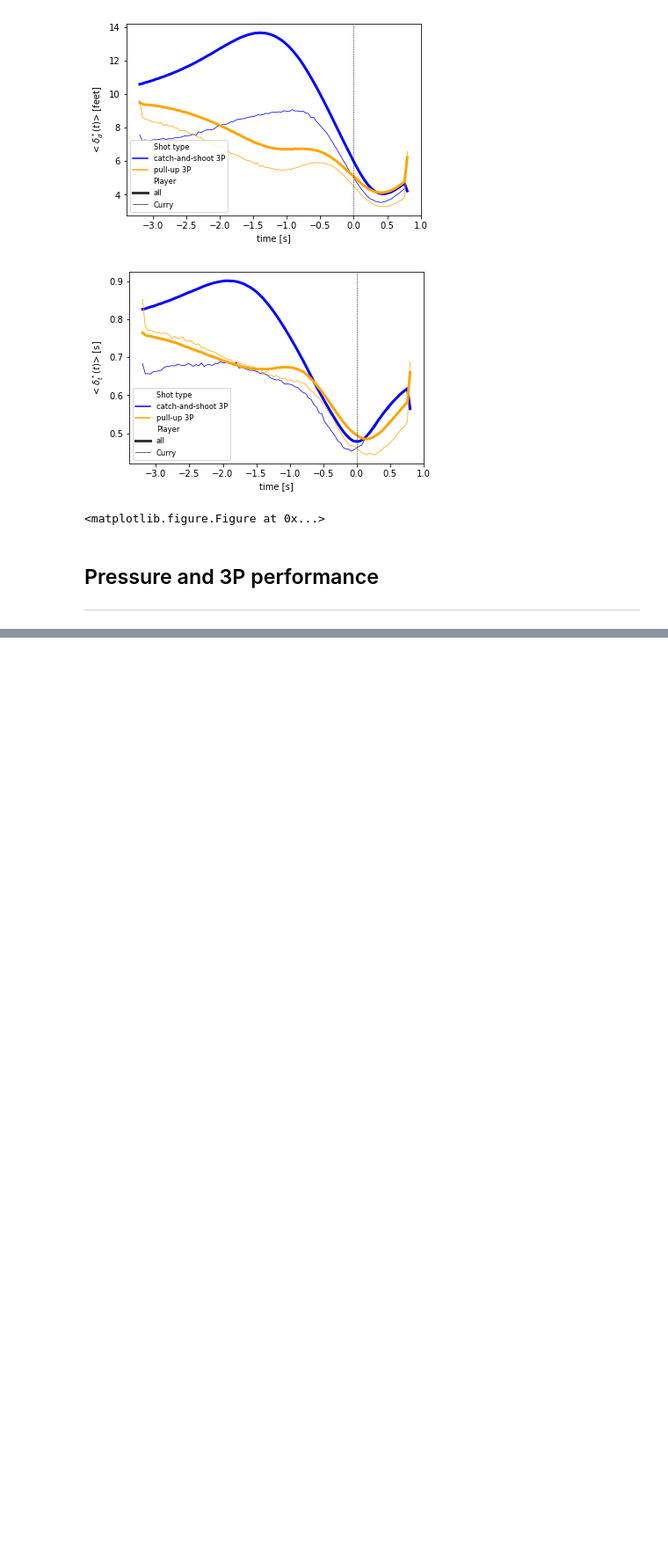
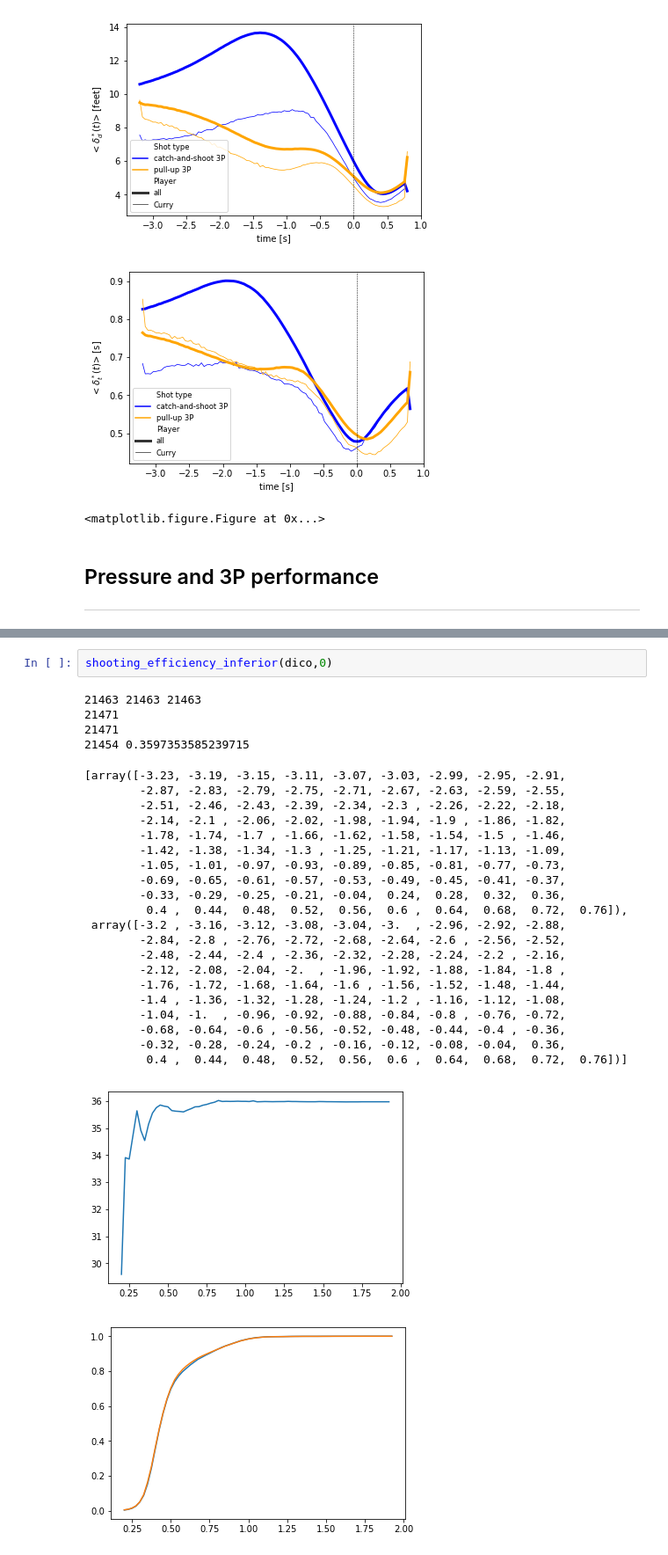
Before and after one commit to AmigoCap/MecaSportCo, a Jupyter notebook: 4_Free_space_and_3-points_efficiency.ipynb, the cells around one changed output, grey strips where cells are left out. Shown at 88% size. Cells and saved outputs as stored; diff of their text form; blank space fills up the shorter version.

```diff
--- a/4_Free_space_and_3-points_efficiency.ipynb
+++ b/4_Free_space_and_3-points_efficiency.ipynb
@@ -325,0 +499,29 @@ shooting_efficiency_inferior(df)
+# %%
+shooting_efficiency_inferior(dico,0)
+# %% [output]
+21463 21463 21463
+21471
+21471
+21454 0.3597353585239715
+[array([-3.23, -3.19, -3.15, -3.11, -3.07, -3.03, -2.99, -2.95, -2.91,
+        -2.87, -2.83, -2.79, -2.75, -2.71, -2.67, -2.63, -2.59, -2.55,
+        -2.51, -2.46, -2.43, -2.39, -2.34, -2.3 , -2.26, -2.22, -2.18,
+        -2.14, -2.1 , -2.06, -2.02, -1.98, -1.94, -1.9 , -1.86, -1.82,
+        -1.78, -1.74, -1.7 , -1.66, -1.62, -1.58, -1.54, -1.5 , -1.46,
+        -1.42, -1.38, -1.34, -1.3 , -1.25, -1.21, -1.17, -1.13, -1.09,
+        -1.05, -1.01, -0.97, -0.93, -0.89, -0.85, -0.81, -0.77, -0.73,
+        -0.69, -0.65, -0.61, -0.57, -0.53, -0.49, -0.45, -0.41, -0.37,
+        -0.33, -0.29, -0.25, -0.21, -0.04,  0.24,  0.28,  0.32,  0.36,
+         0.4 ,  0.44,  0.48,  0.52,  0.56,  0.6 ,  0.64,  0.68,  0.72,  0.76]),
+ array([-3.2 , -3.16, -3.12, -3.08, -3.04, -3.  , -2.96, -2.92, -2.88,
+        -2.84, -2.8 , -2.76, -2.72, -2.68, -2.64, -2.6 , -2.56, -2.52,
+        -2.48, -2.44, -2.4 , -2.36, -2.32, -2.28, -2.24, -2.2 , -2.16,
+        -2.12, -2.08, -2.04, -2.  , -1.96, -1.92, -1.88, -1.84, -1.8 ,
+        -1.76, -1.72, -1.68, -1.64, -1.6 , -1.56, -1.52, -1.48, -1.44,
+        -1.4 , -1.36, -1.32, -1.28, -1.24, -1.2 , -1.16, -1.12, -1.08,
+        -1.04, -1.  , -0.96, -0.92, -0.88, -0.84, -0.8 , -0.76, -0.72,
+        -0.68, -0.64, -0.6 , -0.56, -0.52, -0.48, -0.44, -0.4 , -0.36,
+        -0.32, -0.28, -0.24, -0.2 , -0.16, -0.12, -0.08, -0.04,  0.36,
+         0.4 ,  0.44,  0.48,  0.52,  0.56,  0.6 ,  0.64,  0.68,  0.72,  0.76])]
+[figure, added]
+[figure, added]
```
Also changed, not shown: parts of 7 cells of this notebook, 5 other files.
